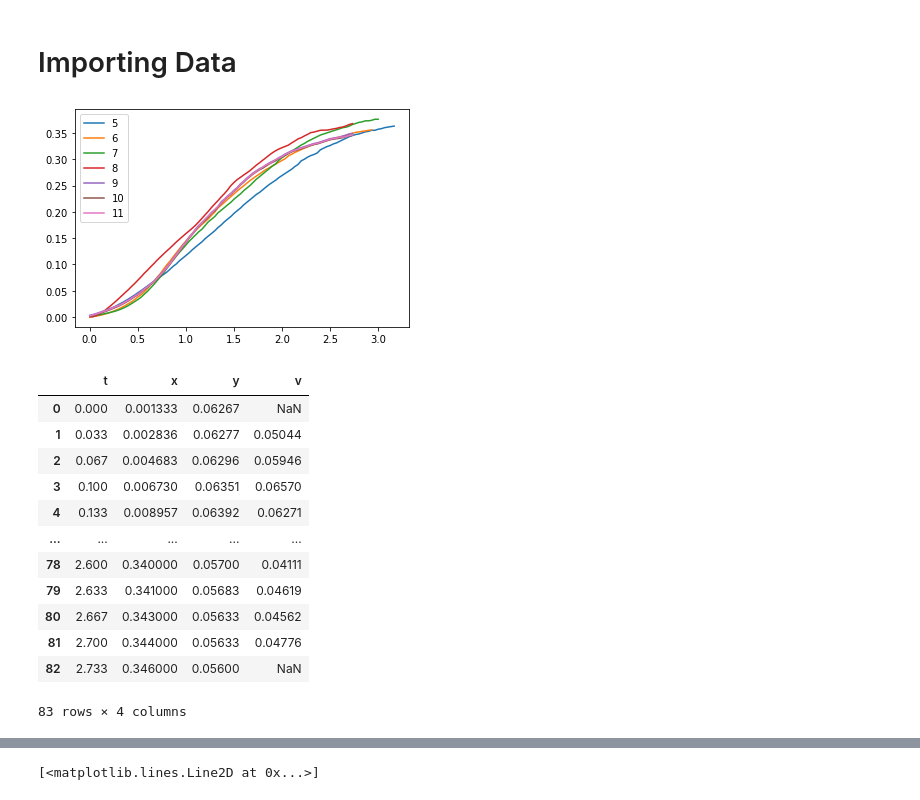
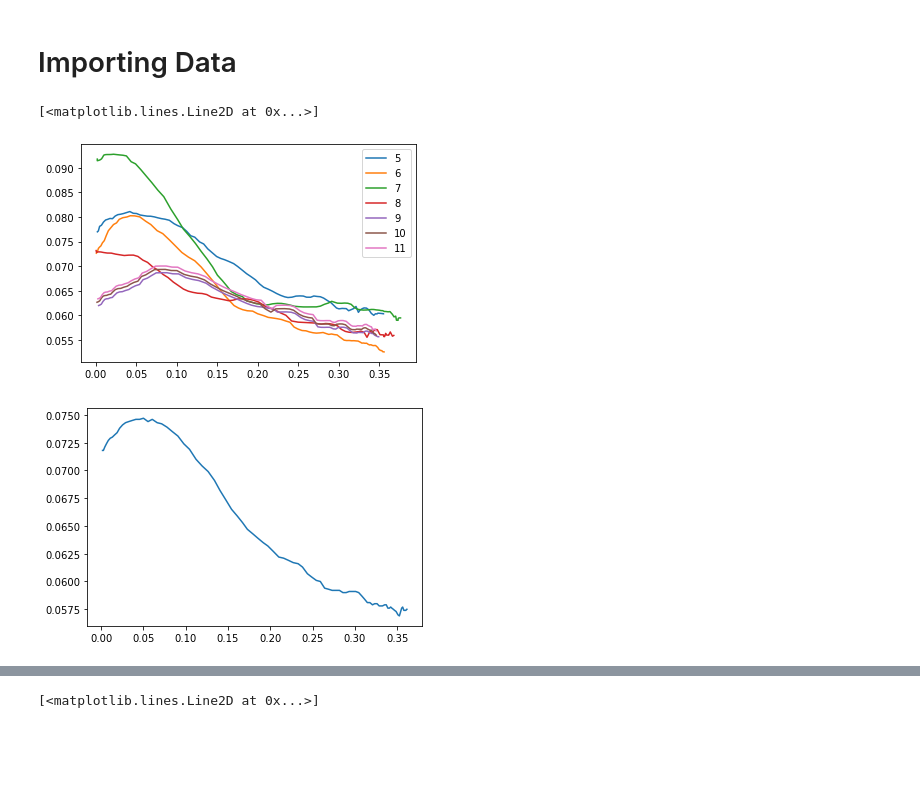
Before and after one commit to Vendetta0462/ProyectoDoubleCone, a Jupyter notebook: Code/Proyecto_Doble_Cono.ipynb, the cells around one changed output, grey strips where cells are left out. Saved outputs shown, nothing was run; the diff lists cells and outputs as text; code cells hidden in the pictures; blank space fills up the shorter version.

Commit message:
Uploading 40° data and updating code

```diff
--- a/Code/Proyecto_Doble_Cono.ipynb
+++ b/Code/Proyecto_Doble_Cono.ipynb
@@ -34,37 +34,31 @@ The equilibrium psi angle is: 9.02 deg
 # %% [markdown]
 # Importing Data
 # %%
+data_tot = pd.DataFrame()
 data_prom = pd.DataFrame()
 for i in range(1, 8, 1):
-    data = pd.read_csv("../Data/" + str(i+4) + "new.csv", skiprows=1)
-    data_prom["t_" + str(i)] = data.t
-    data_prom["x_" + str(i)] = data.x
-    data_prom["y_" + str(i)] = data.y
-    data_prom["v_" + str(i)] = data.v
-    data_prom["v_" + str(i)][0] = 0
+    data = pd.read_csv("../Data/30/" + str(i+4) + "new.csv", skiprows=1)
+    data_tot["t_" + str(i)] = data.t
+    data_tot["x_" + str(i)] = data.x
+    data_tot["y_" + str(i)] = data.y
+    data_tot["v_" + str(i)] = data.v
+    data_tot["v_" + str(i)][0] = 0
+    plt.plot(data.x[0:90],data.y[0:90], label=str(i+4))
+    plt.legend()
+
+data_tot.drop(range(89,len(data_tot),1), axis=0, inplace=True)
+
+for i in ["t", "x", "y", "v"]:
+    data_prom[i] = round(data_tot[[i+"_"+str(1),i+"_"+str(2),
+                            i+"_"+str(3),i+"_"+str(4),
+                            i+"_"+str(5),i+"_"+str(6),
+                            i+"_"+str(7)]].mean(axis=1, skipna=True),4)
 
 
-
-    plt.plot(data.t,data.x, label=str(i+4))
-    plt.legend()
-
-# data_prom.to_csv("Datos todo.csv", sep=",", index=False)
+# data_prom.to_csv("data_prom_30.csv", sep=",", index=False)
+plt.figure()
+plt.plot(data_prom.x, data_prom.y)
 # %% [output]
+[<matplotlib.lines.Line2D at 0x...>]
-[figure, old version]
+[figure, new version]
+[figure, added]
-# %%
-data1 = pd.read_csv("../Data/10new.csv", skiprows=1)
-data1
-# %% [output]
-|  | t | x | y | v |
-| 0 | 0.000 | 0.001333 | 0.06267 | NaN |
-| 1 | 0.033 | 0.002836 | 0.06277 | 0.05044 |
-| 2 | 0.067 | 0.004683 | 0.06296 | 0.05946 |
-| 3 | 0.100 | 0.006730 | 0.06351 | 0.06570 |
-| 4 | 0.133 | 0.008957 | 0.06392 | 0.06271 |
-| ... | ... | ... | ... | ... |
-| 78 | 2.600 | 0.340000 | 0.05700 | 0.04111 |
-| 79 | 2.633 | 0.341000 | 0.05683 | 0.04619 |
-| 80 | 2.667 | 0.343000 | 0.05633 | 0.04562 |
-| 81 | 2.700 | 0.344000 | 0.05633 | 0.04776 |
-| 82 | 2.733 | 0.346000 | 0.05600 | NaN |
-83 rows × 4 columns
```
Also changed, not shown: parts of 8 cells of this notebook, 23 other files.
